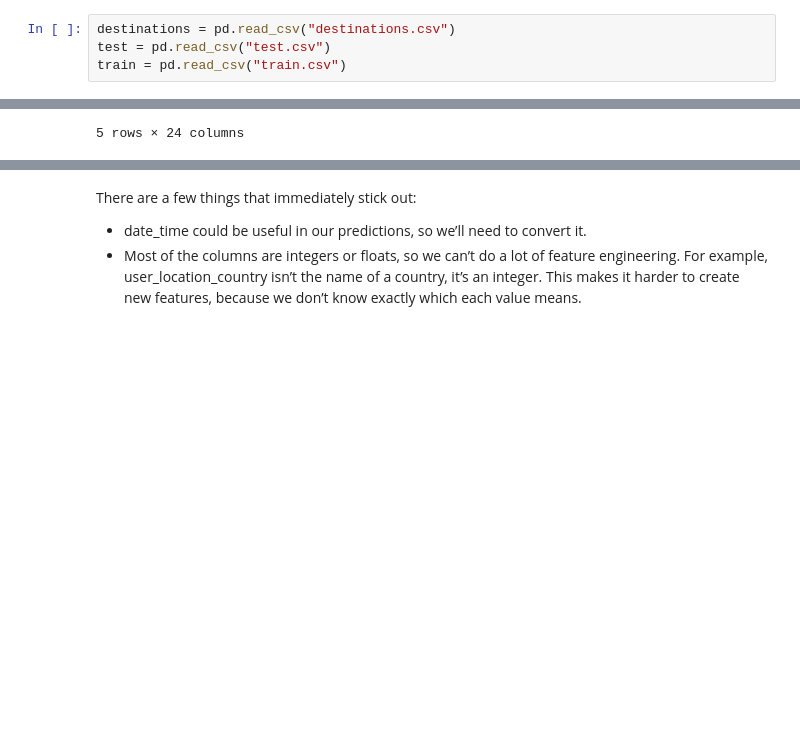
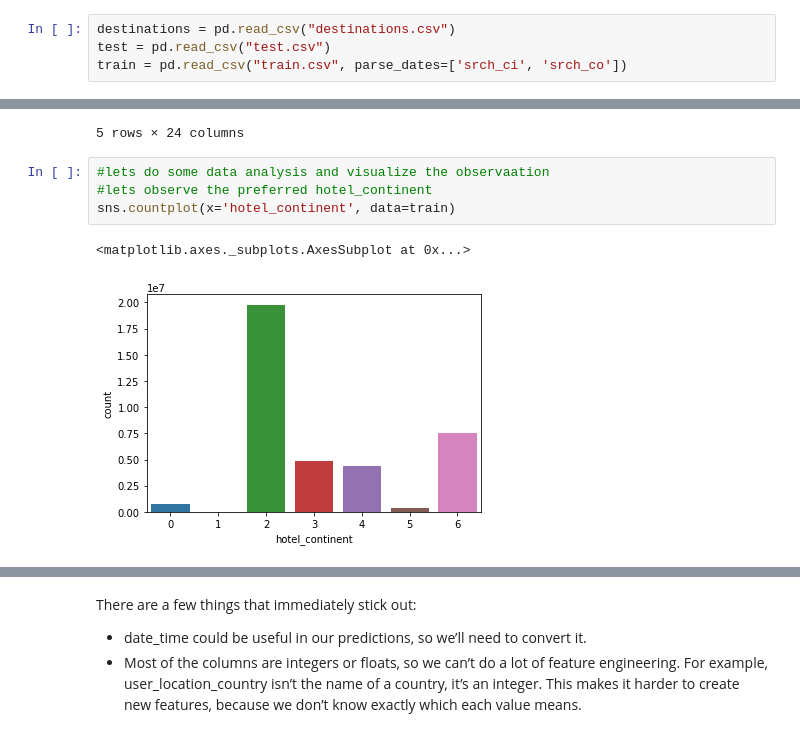
Before and after one commit to rbaral/Kaggle, a Jupyter notebook: Expedia_Hotel_Recommendation/Expedia_Hotel_Recommendations_Get_into_Top_15_Vik_Paruchuri.ipynb, the cells around one changed output, grey strips where cells are left out. Drawn from its saved outputs; the diff is of its cells as text; blank space fills up the shorter version.

Commit message:
notebook modified for visualization

```diff
--- a/Expedia_Hotel_Recommendation/Expedia_Hotel_Recommendations_Get_into_Top_15_Vik_Paruchuri.ipynb
+++ b/Expedia_Hotel_Recommendation/Expedia_Hotel_Recommendations_Get_into_Top_15_Vik_Paruchuri.ipynb
@@ -21,7 +24,7 @@ import ml_metrics as metrics
 # %%
 destinations = pd.read_csv("destinations.csv")
 test = pd.read_csv("test.csv")
-train = pd.read_csv("train.csv")
+train = pd.read_csv("train.csv", parse_dates=['srch_ci', 'srch_co'])
 # %%
 #lets see the size of the different data files
 print("train data size:",train.shape)
@@ -43,3 +46,10 @@ train.head() #displays first 5 rows by default
 | 3 | 2014-08-09 18:05:16 | 2 | 3 | 66 | 442 | 35390 | ... |
 | 4 | 2014-08-09 18:08:18 | 2 | 3 | 66 | 442 | 35390 | ... |
 5 rows × 24 columns
+# %%
+#lets do some data analysis and visualize the observaation
+#lets observe the preferred hotel_continent
+sns.countplot(x='hotel_continent', data=train)
+# %% [output]
+<matplotlib.axes._subplots.AxesSubplot at 0x...>
+[figure, added]
```
Also changed, not shown: parts of 21 cells of this notebook, 1 other file.
